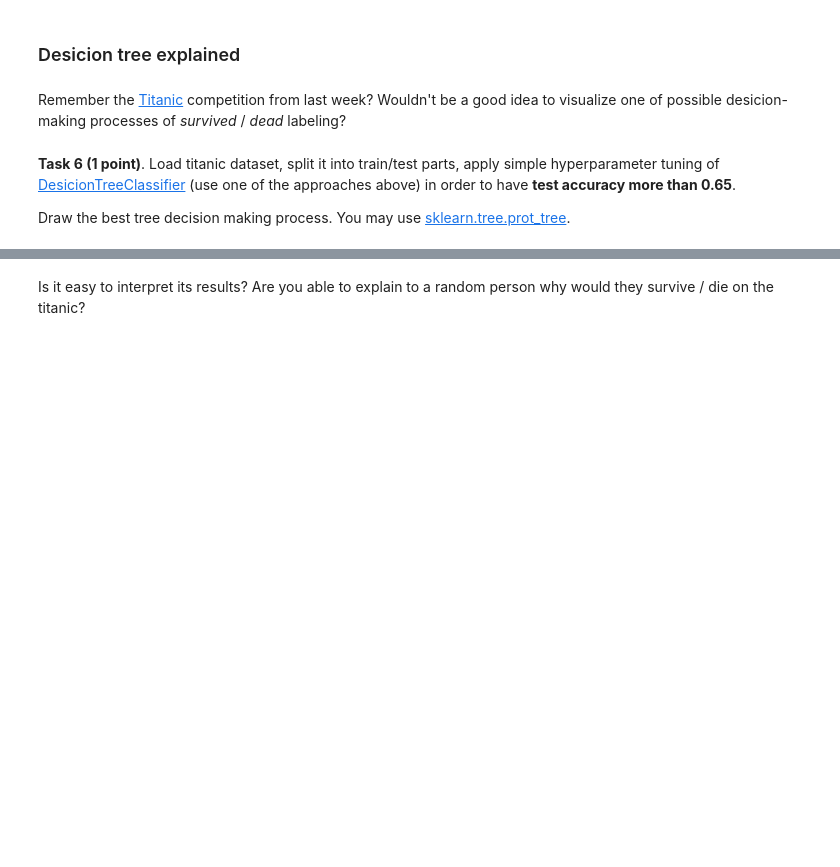
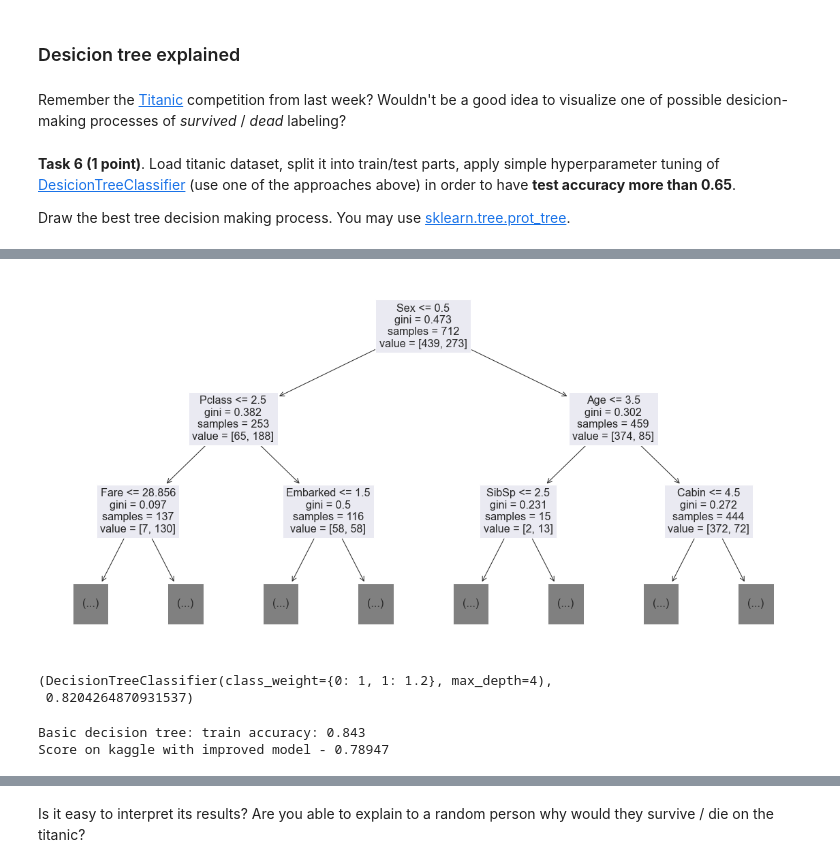
Before and after one commit to OksanaZaitseva/rsschool, a Jupyter notebook: 7_trees_and_ensembles/rf_classifier_final.ipynb, the cells around one changed output, grey strips where cells are left out. Saved outputs shown, nothing was run; the diff lists cells and outputs as text; code cells hidden in the pictures; blank space fills up the shorter version.

```diff
--- a/7_trees_and_ensembles/rf_classifier_final.ipynb
+++ b/7_trees_and_ensembles/rf_classifier_final.ipynb
@@ -616,0 +871,31 @@ from sklearn.tree import DecisionTreeClassifier
+# %%
+plt.figure(figsize=(20, 10))
+tree.plot_tree(clf, max_depth=2, feature_names=X_train.columns)
+plt.show()
+# %% [output]
+[figure, added]
+# %%
+parameters = {'max_depth': np.linspace(2, 20, 15, dtype=int),
+             'class_weight': [{0 : 1, 1: 1.2}, {0 : 1, 1: 1}]} # np.linspace(0.1, 1.0, 10)
+rfc = DecisionTreeClassifier()
+gsr = GridSearchCV(rfc, parameters, scoring='accuracy', cv=3, return_train_score=True, )
+gsr.fit(pd.concat([X_train, X_test]), np.append(y_train, y_test))
+gsr.best_estimator_, gsr.best_score_
+# %% [output]
+(DecisionTreeClassifier(class_weight={0: 1, 1: 1.2}, max_depth=4),
+ 0.8204264870931537)
+# %%
+clf = DecisionTreeClassifier(class_weight={0: 1, 1: 1.2}, max_depth=4, random_state=RANDOM_STATE)
+clf.fit(pd.concat([X_train, X_test]), np.append(y_train, y_test))
+
+acc_train = accuracy_score(np.append(y_train, y_test), clf.predict(pd.concat([X_train, X_test])))
+# acc_test = accuracy_score(y_test, clf.predict(X_test))
+print(f'Improved decision tree: train accuracy: {acc_train:.3f}')
+
+y_prob = clf.predict(test_set_prep)
+pd.DataFrame(y_prob, columns=['Survived'], index=test_data.index).to_csv('submission_updated.csv')
+print('Score on kaggle with improved model - 0.78947')
+#Score with corrected model - Score:  0.78947
+# %% [output]
+Basic decision tree: train accuracy: 0.843
+Score on kaggle with improved model - 0.78947
```
Also changed, not shown: parts of 51 cells of this notebook.
